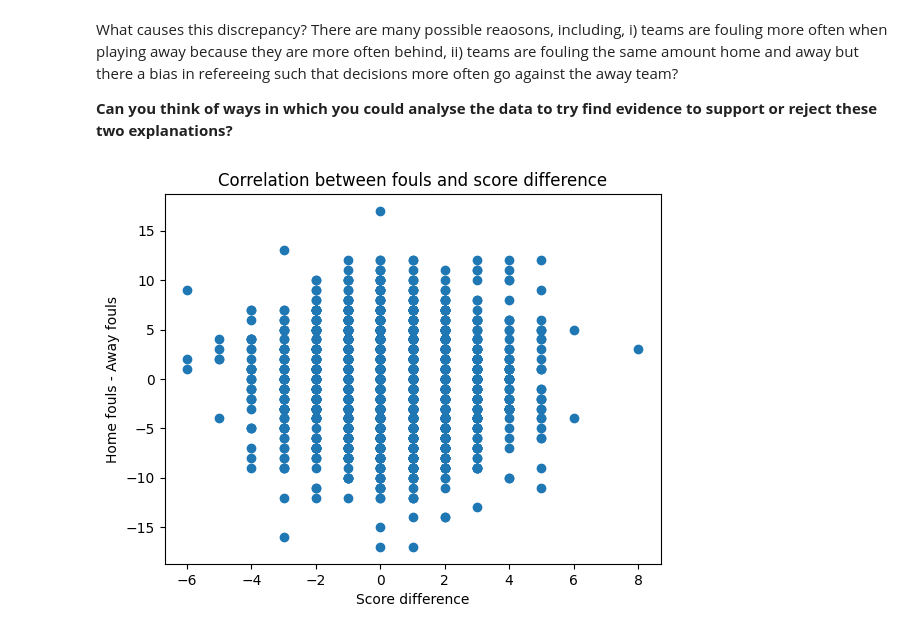
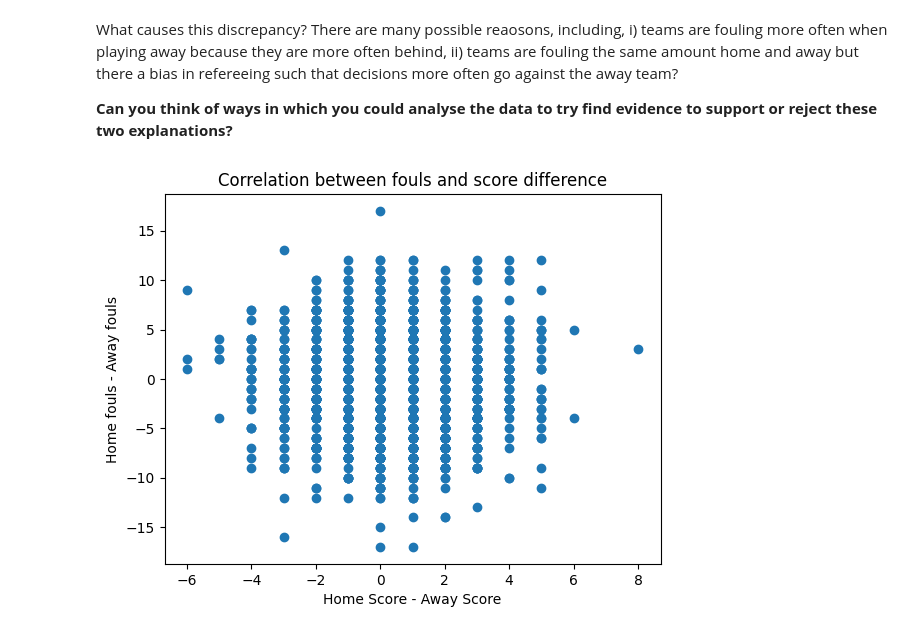
Before and after one commit to AsherYangg/COM2004-3004-Data-Driven-Computing, a Jupyter notebook: week 1/Lab/02_analysing_data_with_pandas/02_analysing_data_with_pandas/02_analysing_data_with_pandas.ipynb, the cells around one changed output. Drawn from its saved outputs; the diff is of its cells as text; code cells hidden in the pictures.

```diff
--- a/week 1/Lab/02_analysing_data_with_pandas/02_analysing_data_with_pandas/02_analysing_data_with_pandas.ipynb
+++ b/week 1/Lab/02_analysing_data_with_pandas/02_analysing_data_with_pandas/02_analysing_data_with_pandas.ipynb
@@ -354,17 +359,17 @@ What causes this discrepancy? There are many possible reaosons, including, i) te
 # %%
 # Calculate the score difference for each game
 games["score_diff"] = games["FTHG"] - games["FTAG"]
 
 # Check if there is a correlation between fouls and score difference
 home_fouls = games["HF"]
 away_fouls = games["AF"]
 score_diff = games["score_diff"]
 
 # Plot the correlation between fouls and score difference
 plt.scatter(score_diff, home_fouls - away_fouls)
-plt.xlabel("Score difference")
+plt.xlabel("Home Score - Away Score")
 plt.ylabel("Home fouls - Away fouls")
 plt.title("Correlation between fouls and score difference")
 plt.show()
 # %% [output]
-[figure, old version]
+[figure, new version]
```
Also changed, not shown: parts of 7 cells of this notebook, 1 other file.
